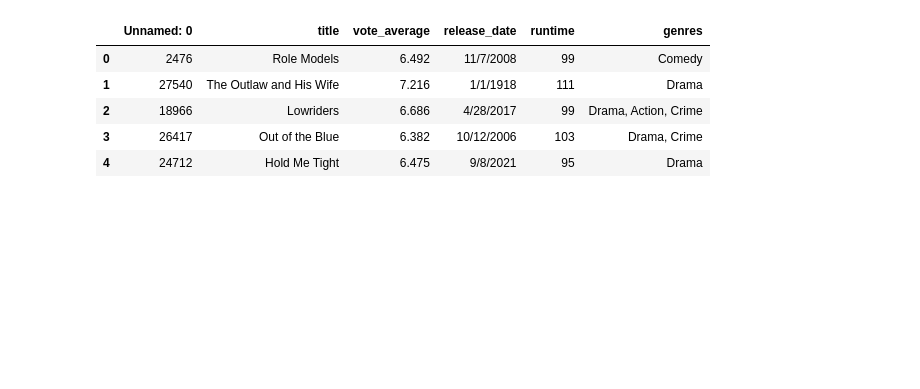
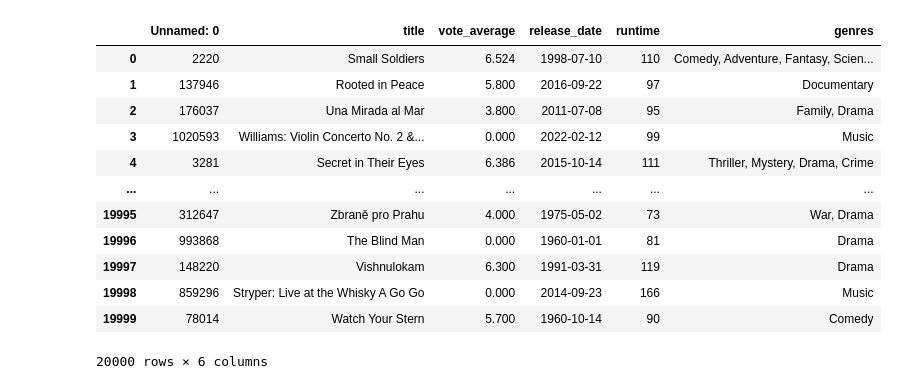
Before and after one commit to hagarwal011/Movie_Data_Analysis, a Jupyter notebook: Exploratory_Data_Analysis.ipynb, the cells around one changed output. Drawn from its saved outputs; the diff is of its cells as text; code cells hidden in the pictures; blank space fills up the shorter version.

```diff
--- a/Exploratory_Data_Analysis.ipynb
+++ b/Exploratory_Data_Analysis.ipynb
@@ -4,14 +4,21 @@ import numpy as np
 # %%
 df = pd.read_csv("https://github.com/hagarwal011/Movie_Data_Analysis/raw/refs/heads/main/Movie_data.csv")
 # %%
-df.head()
+df
 # %% [output]
 |  | Unnamed: 0 | title | vote_average | release_date | runtime | genres |
-| 0 | 2476 | Role Models | 6.492 | 11/7/2008 | 99 | Comedy |
-| 1 | 27540 | The Outlaw and His Wife | 7.216 | 1/1/1918 | 111 | Drama |
-| 2 | 18966 | Lowriders | 6.686 | 4/28/2017 | 99 | Drama, Action, Crime |
-| 3 | 26417 | Out of the Blue | 6.382 | 10/12/2006 | 103 | Drama, Crime |
-| 4 | 24712 | Hold Me Tight | 6.475 | 9/8/2021 | 95 | Drama |
+| 0 | 2220 | Small Soldiers | 6.524 | 1998-07-10 | 110 | Comedy, Adventure, Fantasy, Scien... |
+| 1 | 137946 | Rooted in Peace | 5.800 | 2016-09-22 | 97 | Documentary |
+| 2 | 176037 | Una Mirada al Mar | 3.800 | 2011-07-08 | 95 | Family, Drama |
+| 3 | 1020593 | Williams: Violin Concerto No. 2 &... | 0.000 | 2022-02-12 | 99 | Music |
+| 4 | 3281 | Secret in Their Eyes | 6.386 | 2015-10-14 | 111 | Thriller, Mystery, Drama, Crime |
+| ... | ... | ... | ... | ... | ... | ... |
+| 19995 | 312647 | Zbraně pro Prahu | 4.000 | 1975-05-02 | 73 | War, Drama |
+| 19996 | 993868 | The Blind Man | 0.000 | 1960-01-01 | 81 | Drama |
+| 19997 | 148220 | Vishnulokam | 6.300 | 1991-03-31 | 119 | Drama |
+| 19998 | 859296 | Stryper: Live at the Whisky A Go Go | 0.000 | 2014-09-23 | 166 | Music |
+| 19999 | 78014 | Watch Your Stern | 5.700 | 1960-10-14 | 90 | Comedy |
+20000 rows × 6 columns
 # %%
 df = df.drop(columns = ['Unnamed: 0'])
 # %%
```
Also changed, not shown: parts of 17 cells of this notebook.
